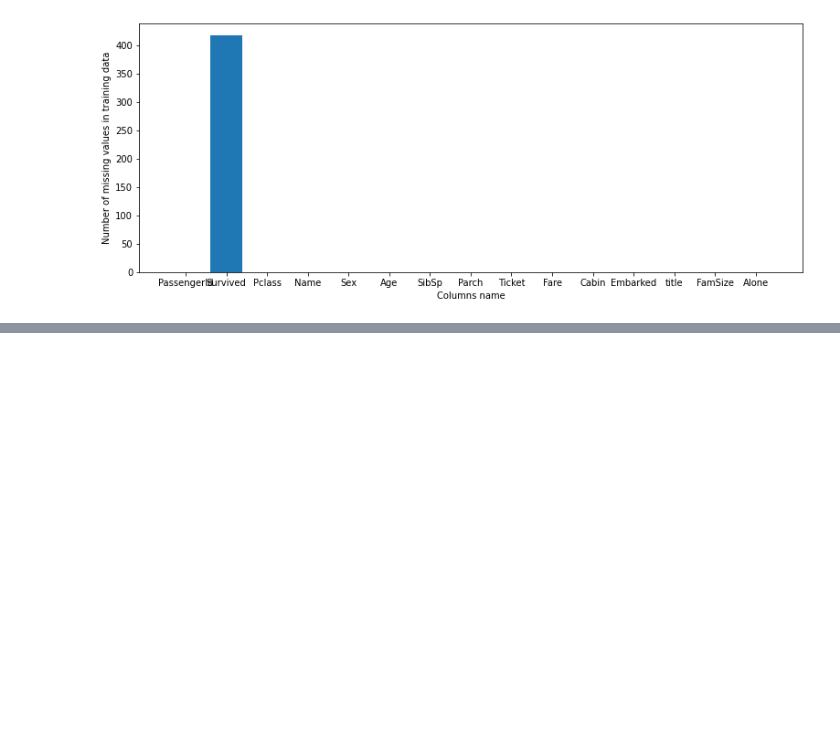
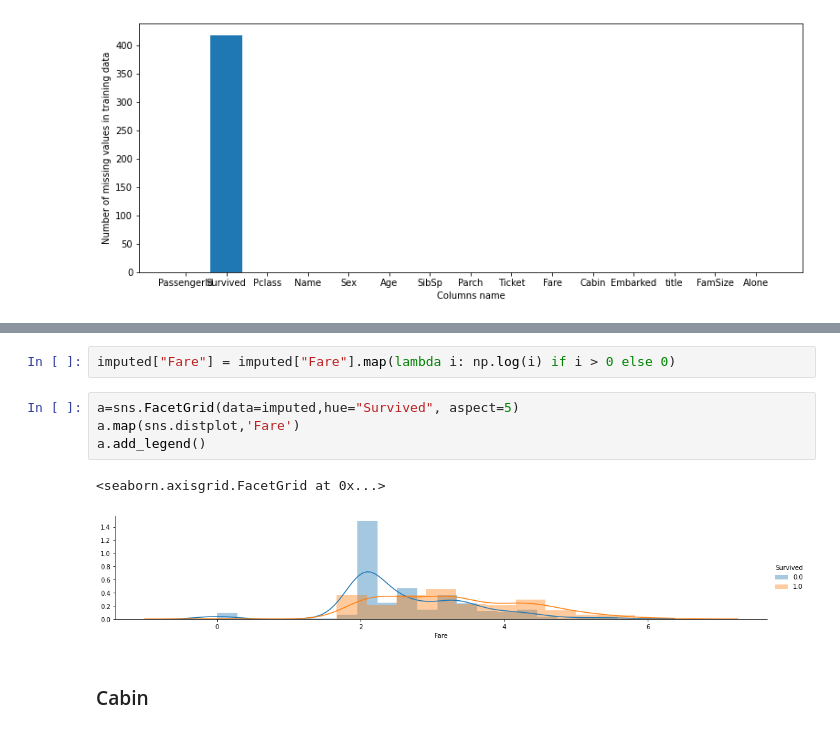
Before and after one commit to Keyrellous/Titanic, a Jupyter notebook: Titanic ML Python by Mariz and Kitos.ipynb, the cells around one changed output, grey strips where cells are left out. Cells and saved outputs as stored; diff of their text form; blank space fills up the shorter version.

```diff
--- a/Titanic ML Python by Mariz and Kitos.ipynb
+++ b/Titanic ML Python by Mariz and Kitos.ipynb
@@ -284,0 +292,11 @@ Name: Age, Length: 91, dtype: int64
+# %%
+imputed["Fare"] = imputed["Fare"].map(lambda i: np.log(i) if i > 0 else 0)
+# %%
+a=sns.FacetGrid(data=imputed,hue="Survived", aspect=5)
+a.map(sns.distplot,'Fare')
+a.add_legend()
+# %% [output]
+<seaborn.axisgrid.FacetGrid at 0x...>
+[figure, added]
+# %% [markdown]
+### Cabin
```
Also changed, not shown: parts of 39 cells of this notebook.
